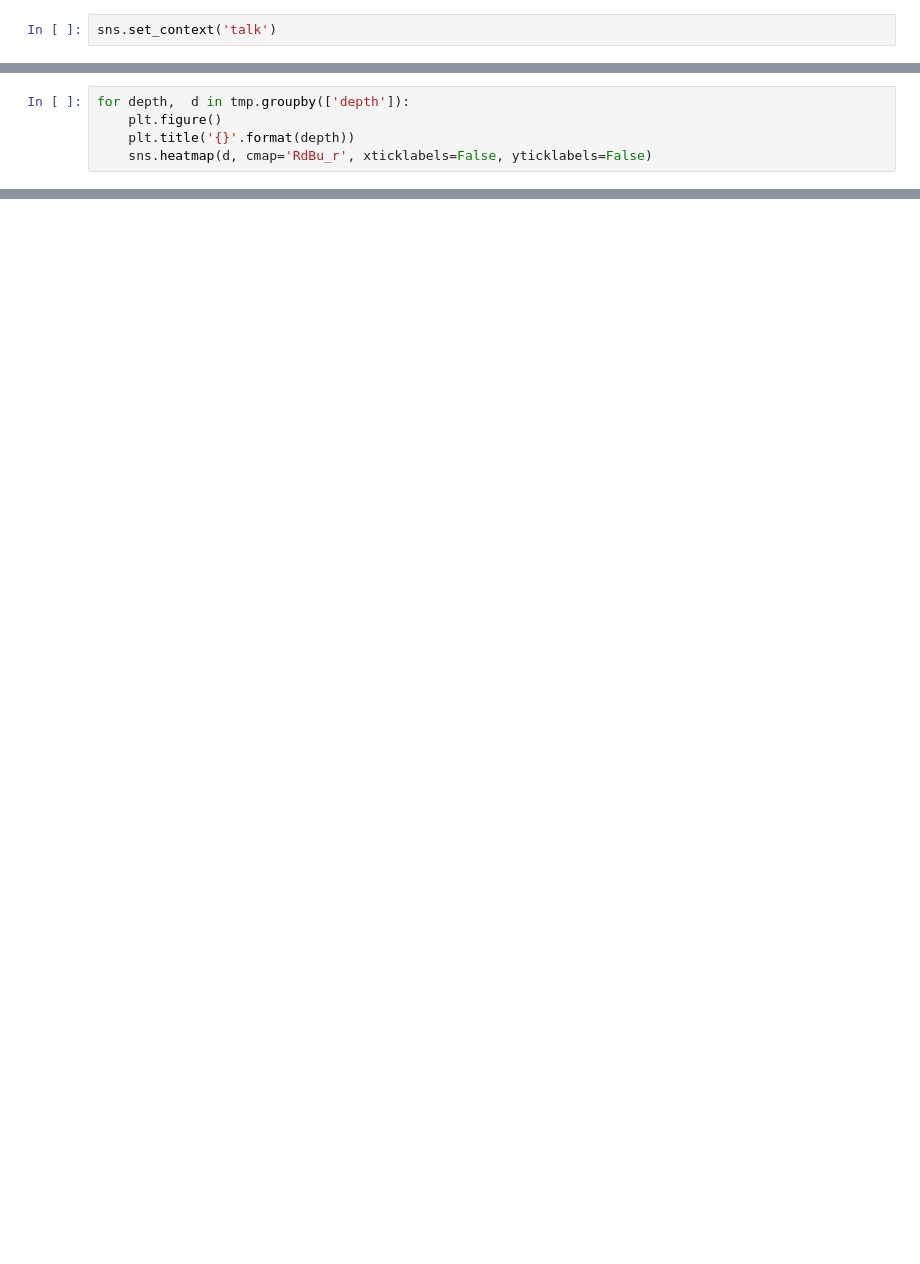
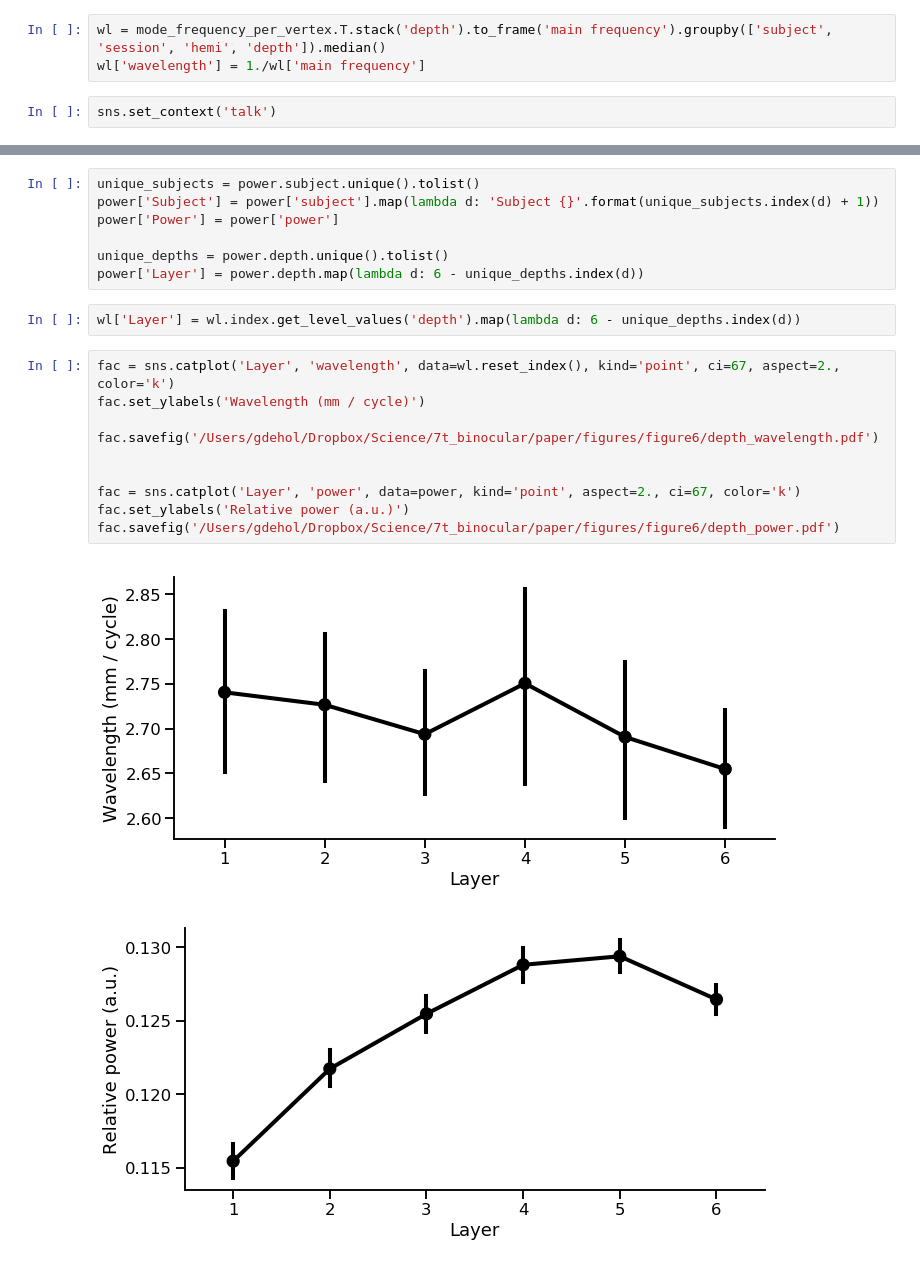
Before and after one commit to VU-Cog-Sci/odc_mapping, a Jupyter notebook: analysis/notebooks/Analyze spatial frequency on surface.ipynb, the cells around one changed output, grey strips where cells are left out. Drawn from its saved outputs; the diff is of its cells as text; blank space fills up the shorter version.

```diff
--- a/analysis/notebooks/Analyze spatial frequency on surface.ipynb
+++ b/analysis/notebooks/Analyze spatial frequency on surface.ipynb
@@ -126,2 +165,5 @@ sns.catplot('depth', 'value', hue='hemi', data=tmp, ci=67, kind='point')
+# %%
+wl = mode_frequency_per_vertex.T.stack('depth').to_frame('main frequency').groupby(['subject', 'session', 'hemi', 'depth']).median()
+wl['wavelength'] = 1./wl['main frequency']
 # %%
 sns.set_context('talk')
@@ -183,5 +169,0 @@ plt
-# %%
-for depth,  d in tmp.groupby(['depth']):
-    plt.figure()
-    plt.title('{}'.format(depth))
-    sns.heatmap(d, cmap='RdBu_r', xticklabels=False, yticklabels=False)
@@ -194,0 +170,22 @@ for depth,  d in tmp.groupby(['depth']):
+# %%
+unique_subjects = power.subject.unique().tolist()
+power['Subject'] = power['subject'].map(lambda d: 'Subject {}'.format(unique_subjects.index(d) + 1))
+power['Power'] = power['power']
+
+unique_depths = power.depth.unique().tolist()
+power['Layer'] = power.depth.map(lambda d: 6 - unique_depths.index(d))
+# %%
+wl['Layer'] = wl.index.get_level_values('depth').map(lambda d: 6 - unique_depths.index(d))
+# %%
+fac = sns.catplot('Layer', 'wavelength', data=wl.reset_index(), kind='point', ci=67, aspect=2., color='k')
+fac.set_ylabels('Wavelength (mm / cycle)')
+
+fac.savefig('/Users/gdehol/Dropbox/Science/7t_binocular/paper/figures/figure6/depth_wavelength.pdf')
+
+
+fac = sns.catplot('Layer', 'power', data=power, kind='point', aspect=2., ci=67, color='k')
+fac.set_ylabels('Relative power (a.u.)')
+fac.savefig('/Users/gdehol/Dropbox/Science/7t_binocular/paper/figures/figure6/depth_power.pdf')
+# %% [output]
+[figure, added]
+[figure, added]
```
Also changed, not shown: parts of 29 cells of this notebook, 1 other file.
